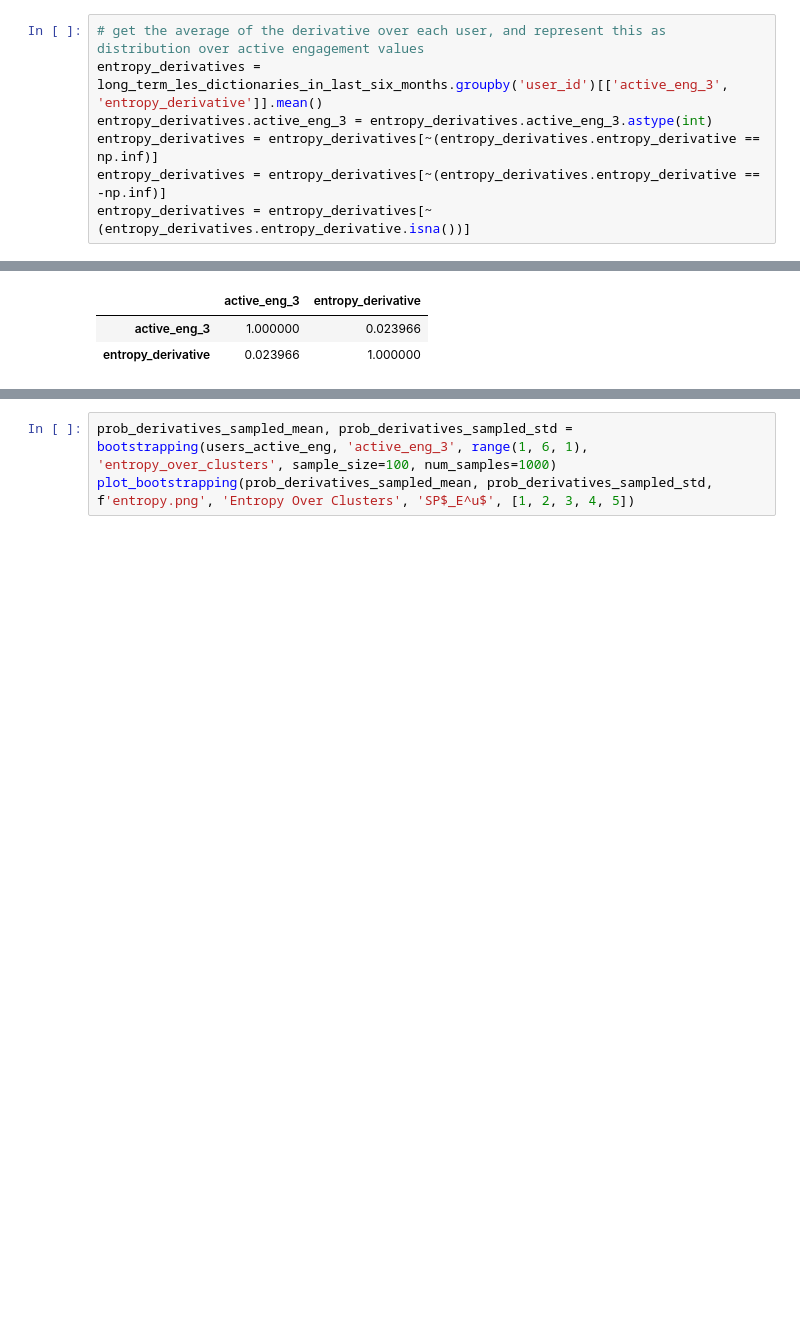
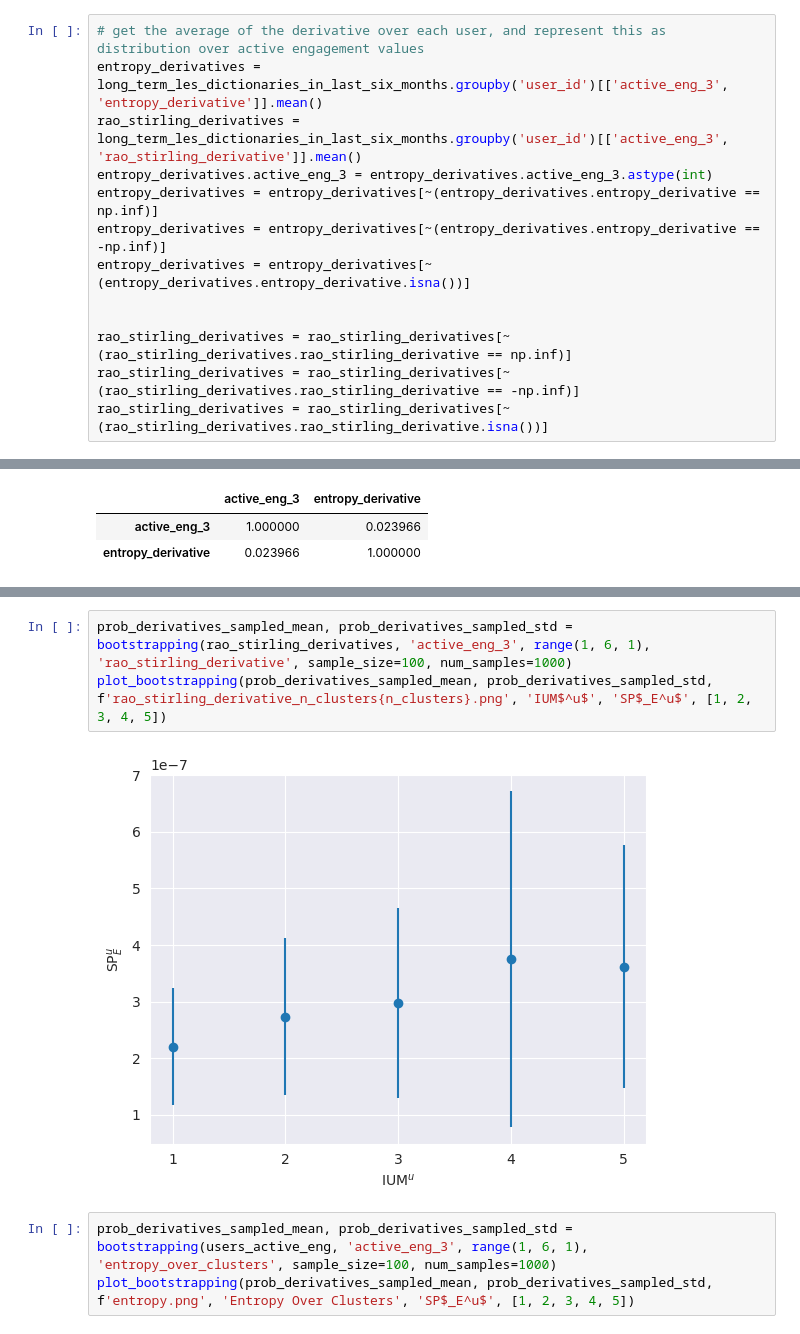
Before and after one commit to hcai-mms/familiarizing_with_music, a Jupyter notebook: main_analysis.ipynb, the cells around one changed output, grey strips where cells are left out. Saved outputs shown, nothing was run; the diff lists cells and outputs as text; blank space fills up the shorter version.

```diff
--- a/main_analysis.ipynb
+++ b/main_analysis.ipynb
@@ -614,10 +655,16 @@ probability_derivatives = probability_derivatives[~(probability_derivatives.deri
 # %%
 # get the average of the derivative over each user, and represent this as distribution over active engagement values
 entropy_derivatives = long_term_les_dictionaries_in_last_six_months.groupby('user_id')[['active_eng_3', 'entropy_derivative']].mean()
+rao_stirling_derivatives = long_term_les_dictionaries_in_last_six_months.groupby('user_id')[['active_eng_3', 'rao_stirling_derivative']].mean()
 entropy_derivatives.active_eng_3 = entropy_derivatives.active_eng_3.astype(int)
 entropy_derivatives = entropy_derivatives[~(entropy_derivatives.entropy_derivative == np.inf)]
 entropy_derivatives = entropy_derivatives[~(entropy_derivatives.entropy_derivative == -np.inf)]
 entropy_derivatives = entropy_derivatives[~(entropy_derivatives.entropy_derivative.isna())]
+
+
+rao_stirling_derivatives = rao_stirling_derivatives[~(rao_stirling_derivatives.rao_stirling_derivative == np.inf)]
+rao_stirling_derivatives = rao_stirling_derivatives[~(rao_stirling_derivatives.rao_stirling_derivative == -np.inf)]
+rao_stirling_derivatives = rao_stirling_derivatives[~(rao_stirling_derivatives.rao_stirling_derivative.isna())]
 # %% [markdown]
 # Bootstrapping
 # %%
@@ -668,3 +732,8 @@ plot_bootstrapping(prob_derivatives_sampled_mean, prob_derivatives_sampled_std,
+# %%
+prob_derivatives_sampled_mean, prob_derivatives_sampled_std = bootstrapping(rao_stirling_derivatives, 'active_eng_3', range(1, 6, 1), 'rao_stirling_derivative', sample_size=100, num_samples=1000)
+plot_bootstrapping(prob_derivatives_sampled_mean, prob_derivatives_sampled_std, f'rao_stirling_derivative_n_clusters{n_clusters}.png', 'IUM$^u$', 'SP$_E^u$', [1, 2, 3, 4, 5])
+# %% [output]
+[figure, added]
 # %%
 prob_derivatives_sampled_mean, prob_derivatives_sampled_std = bootstrapping(users_active_eng, 'active_eng_3', range(1, 6, 1), 'entropy_over_clusters', sample_size=100, num_samples=1000)
 plot_bootstrapping(prob_derivatives_sampled_mean, prob_derivatives_sampled_std, f'entropy.png', 'Entropy Over Clusters', 'SP$_E^u$', [1, 2, 3, 4, 5])
```
Also changed, not shown: parts of 18 cells of this notebook.
